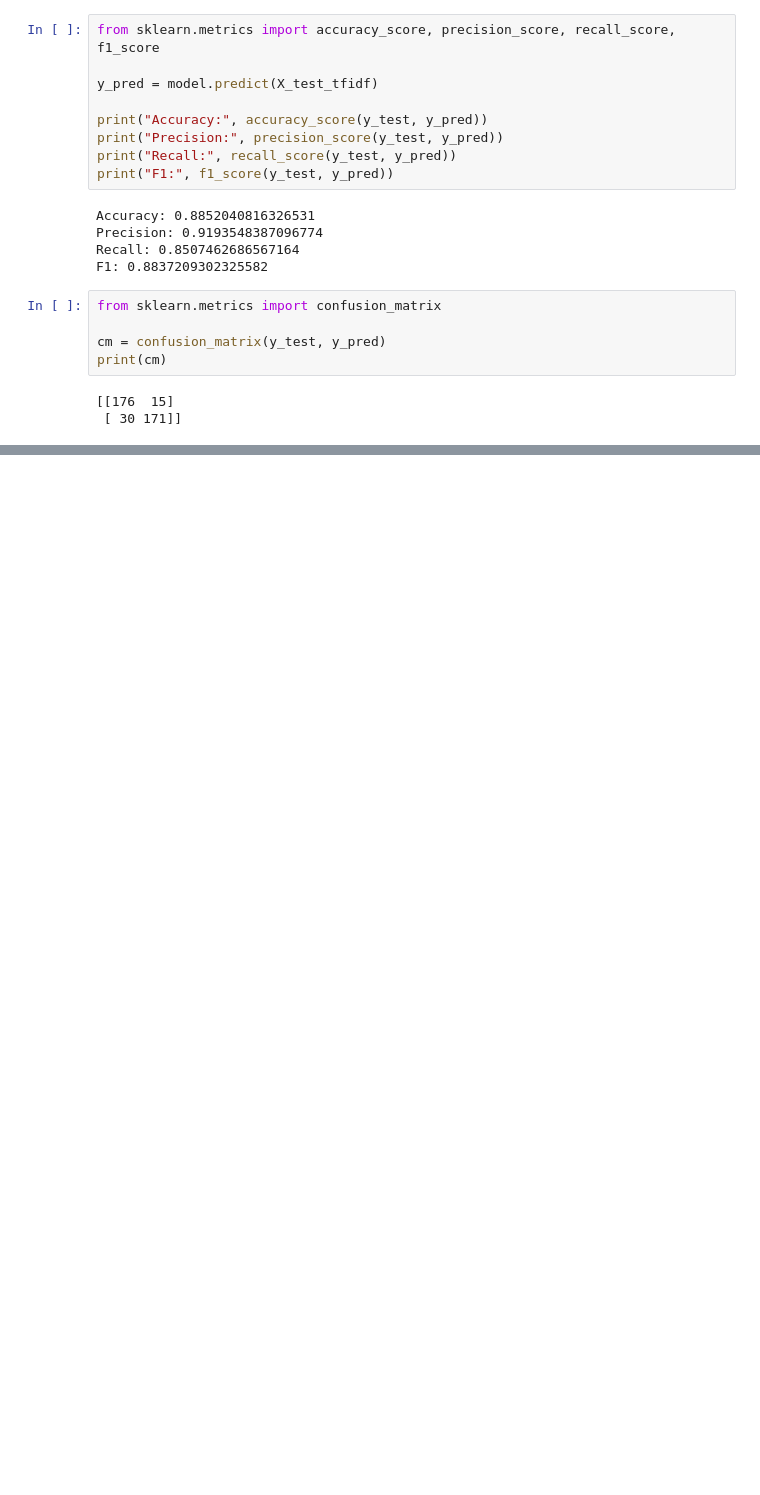
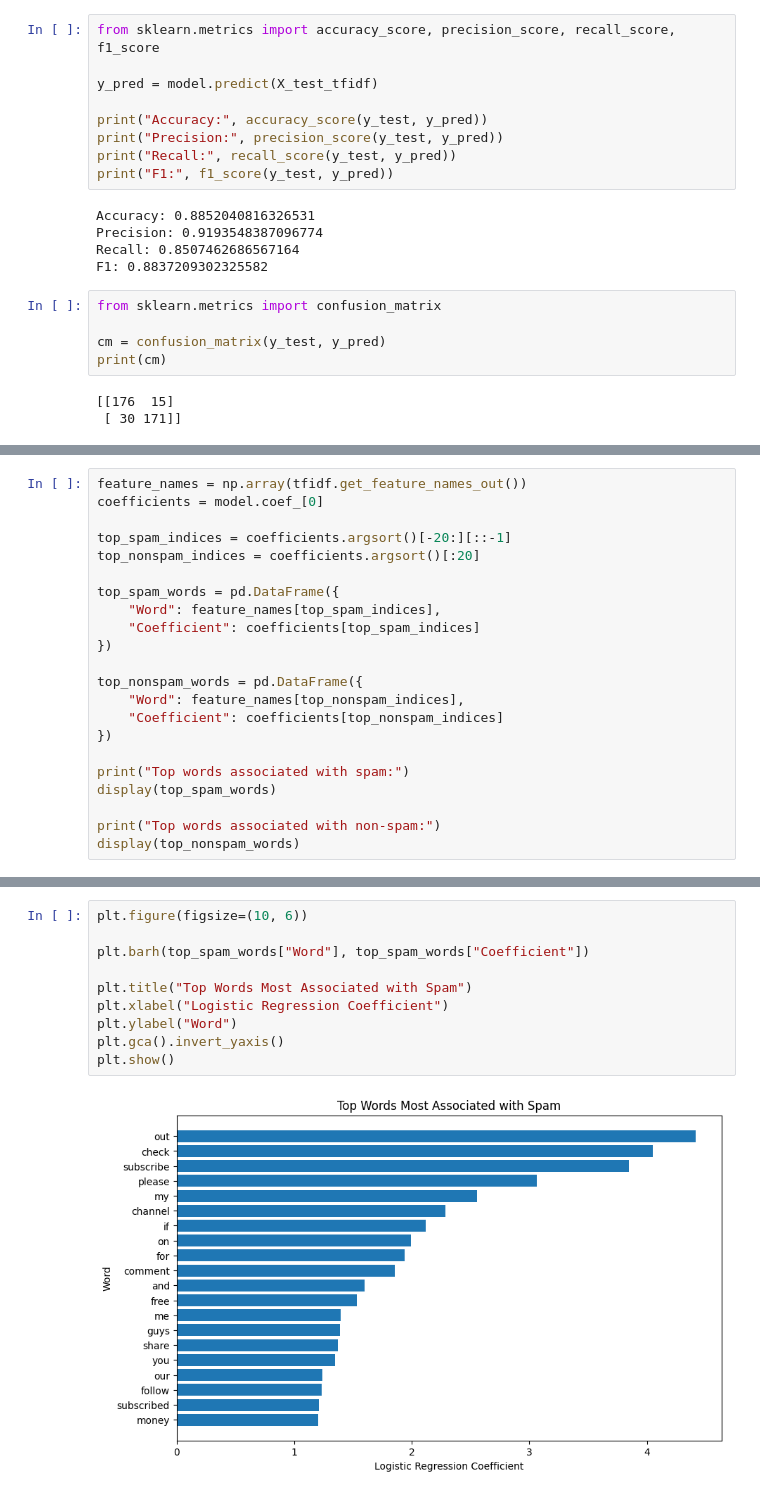
Before and after one commit to FarsiKayvon/youtube-spam-detection, a Jupyter notebook: dsFinal.ipynb, the cells around one changed output, grey strips where cells are left out. Drawn from its saved outputs; the diff is of its cells as text; blank space fills up the shorter version.

```diff
--- a/dsFinal.ipynb
+++ b/dsFinal.ipynb
@@ -121,0 +223,22 @@ Matplotlib is building the font cache; this may take a moment.
+# %%
+feature_names = np.array(tfidf.get_feature_names_out())
+coefficients = model.coef_[0]
+
+top_spam_indices = coefficients.argsort()[-20:][::-1]
+top_nonspam_indices = coefficients.argsort()[:20]
+
+top_spam_words = pd.DataFrame({
+    "Word": feature_names[top_spam_indices],
+    "Coefficient": coefficients[top_spam_indices]
+})
+
+top_nonspam_words = pd.DataFrame({
+    "Word": feature_names[top_nonspam_indices],
+    "Coefficient": coefficients[top_nonspam_indices]
+})
+
+print("Top words associated with spam:")
+display(top_spam_words)
+
+print("Top words associated with non-spam:")
+display(top_nonspam_words)
@@ -121,0 +282,12 @@ Matplotlib is building the font cache; this may take a moment.
+# %%
+plt.figure(figsize=(10, 6))
+
+plt.barh(top_spam_words["Word"], top_spam_words["Coefficient"])
+
+plt.title("Top Words Most Associated with Spam")
+plt.xlabel("Logistic Regression Coefficient")
+plt.ylabel("Word")
+plt.gca().invert_yaxis()
+plt.show()
+# %% [output]
+[figure, added]
```
Also changed, not shown: parts of 11 cells of this notebook.
